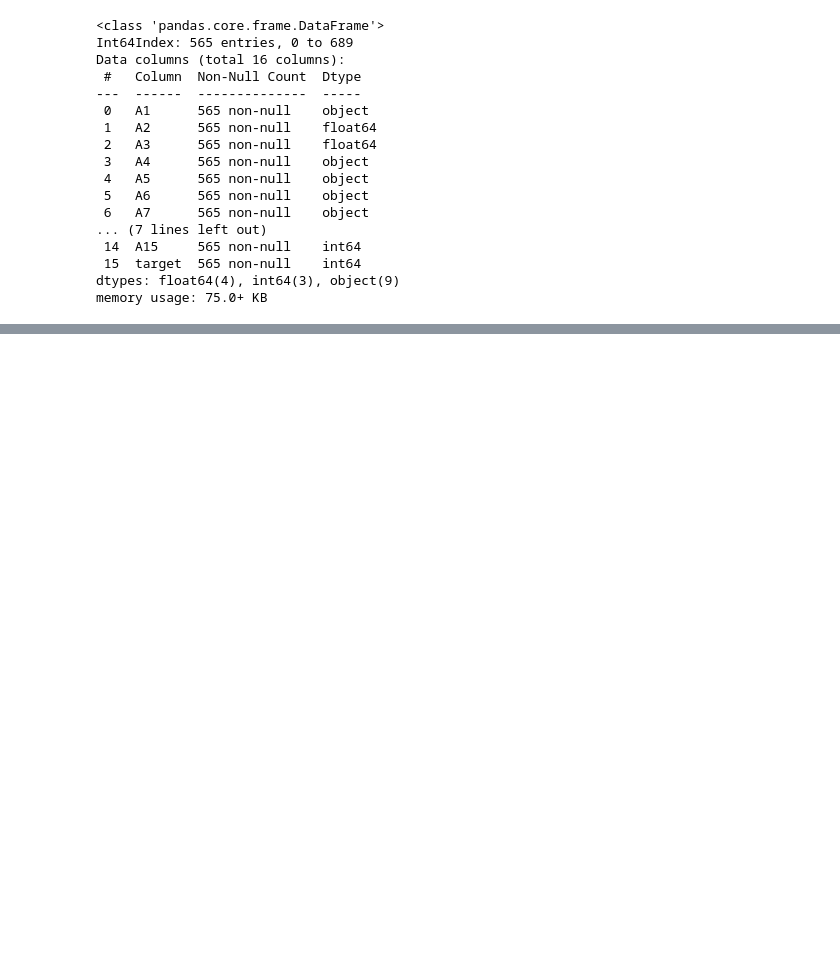
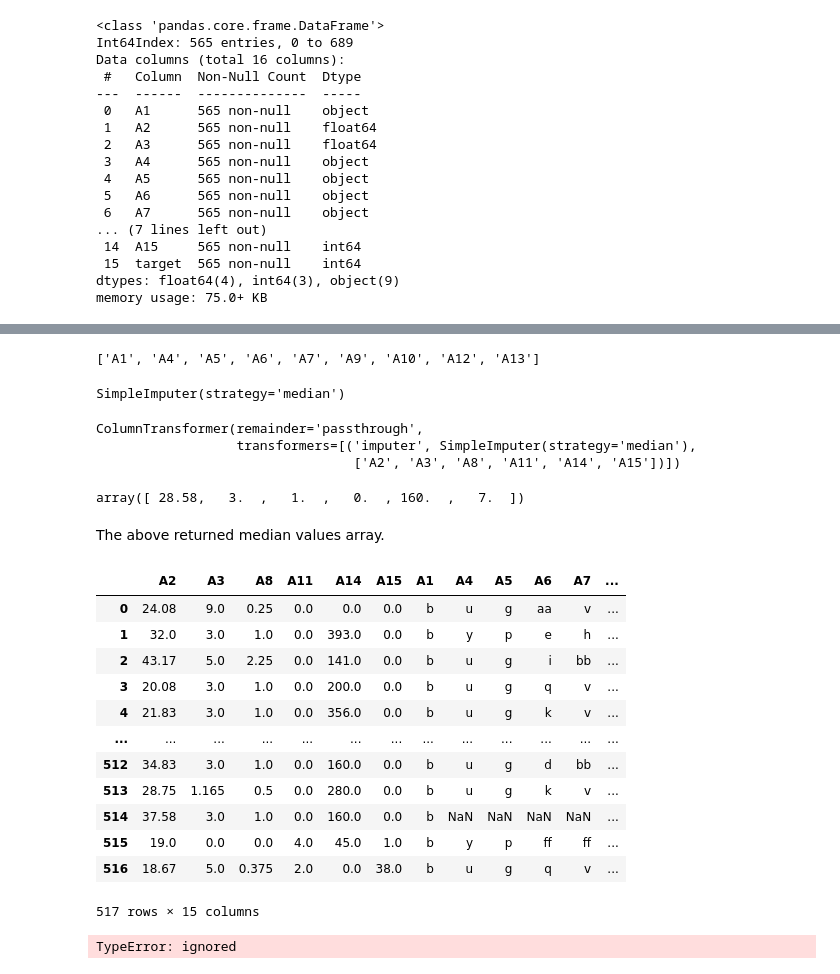
Before and after one commit to manjunath-hanmantgad/python-development, a Jupyter notebook: Handling_Missing_Values.ipynb, the cells around one changed output, grey strips where cells are left out. Cells and saved outputs as stored; diff of their text form; code cells hidden in the pictures; blank space fills up the shorter version.

Commit message:
Mean and median imputation

```diff
--- a/Handling_Missing_Values.ipynb
+++ b/Handling_Missing_Values.ipynb
@@ -257,0 +337,80 @@ memory usage: 75.0+ KB
+# %%
+# the non numerical variables in list
+remaining_numericals = [var for var in X_train.columns if
+                        var not in numericals]
+remaining_numericals
+# %% [output]
+['A1', 'A4', 'A5', 'A6', 'A7', 'A9', 'A10', 'A12', 'A13']
+# %%
+# setup imputer to replace missing date with median
+
+imputer = SimpleImputer(strategy="median")
+imputer
+# %% [output]
+SimpleImputer(strategy='median')
+# %%
+# add the imputer class
+
+ct = ColumnTransformer([("imputer", imputer,
+                         numericals)],
+                       remainder = "passthrough")
+ct
+# %% [output]
+ColumnTransformer(remainder='passthrough',
+                  transformers=[('imputer', SimpleImputer(strategy='median'),
+                                 ['A2', 'A3', 'A8', 'A11', 'A14', 'A15'])])
+# %%
+# fit the imputer
+
+ct.fit(X_train)
+
+# inspect the learned median values
+
+ct.named_transformers_.imputer.statistics_
+# %% [output]
+array([ 28.58,   3.  ,   1.  ,   0.  , 160.  ,   7.  ])
+# %% [markdown]
+The above returned median values array.
+# %%
+# now replace mising values with median
+
+X_train = ct.transform(X_train)
+X_test = ct.transform(X_test)
+
+# imputer returns a numpy array but we need a dataframe
+
+X_train = pd.DataFrame(X_train , columns=numericals + remaining_numericals)
+X_train
+# %% [output]
+|  | A2 | A3 | A8 | A11 | A14 | A15 | A1 | A4 | A5 | A6 | A7 | ... |
+| 0 | 24.08 | 9.0 | 0.25 | 0.0 | 0.0 | 0.0 | b | u | g | aa | v | ... |
+| 1 | 32.0 | 3.0 | 1.0 | 0.0 | 393.0 | 0.0 | b | y | p | e | h | ... |
+| 2 | 43.17 | 5.0 | 2.25 | 0.0 | 141.0 | 0.0 | b | u | g | i | bb | ... |
+| 3 | 20.08 | 3.0 | 1.0 | 0.0 | 200.0 | 0.0 | b | u | g | q | v | ... |
+| 4 | 21.83 | 3.0 | 1.0 | 0.0 | 356.0 | 0.0 | b | u | g | k | v | ... |
+| ... | ... | ... | ... | ... | ... | ... | ... | ... | ... | ... | ... | ... |
+| 512 | 34.83 | 3.0 | 1.0 | 0.0 | 160.0 | 0.0 | b | u | g | d | bb | ... |
+| 513 | 28.75 | 1.165 | 0.5 | 0.0 | 280.0 | 0.0 | b | u | g | k | v | ... |
+| 514 | 37.58 | 3.0 | 1.0 | 0.0 | 160.0 | 0.0 | b | NaN | NaN | NaN | NaN | ... |
+| 515 | 19.0 | 0.0 | 0.0 | 4.0 | 45.0 | 1.0 | b | y | p | ff | ff | ... |
+| 516 | 18.67 | 5.0 | 0.375 | 2.0 | 0.0 | 38.0 | b | u | g | q | v | ... |
+517 rows × 15 columns
+# %%
+# performing median imputation
+
+'''
+1. split the data into train and test
+'''
+
+imputer = MeanMedianImputer(imputation_method="median",
+                            variables=numericals)
+
+# fit the imputer to start training or start learning
+
+imputer.fit(X_train)
+
+# inspect learned medians
+
+imputer.imputer_dict_
+# %% [output]
+TypeError: ignored
```
Also changed, not shown: parts of 11 cells of this notebook.
